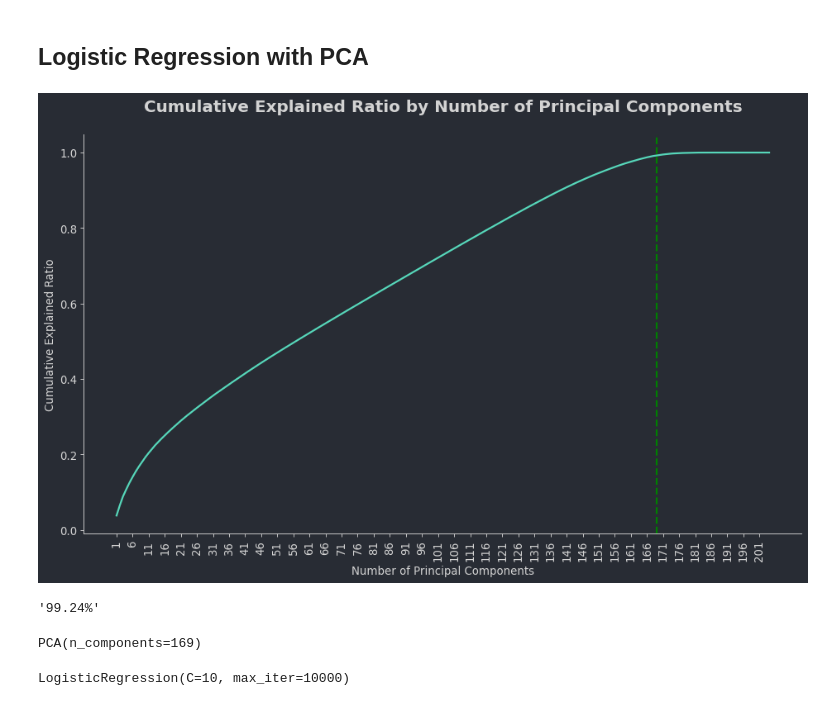
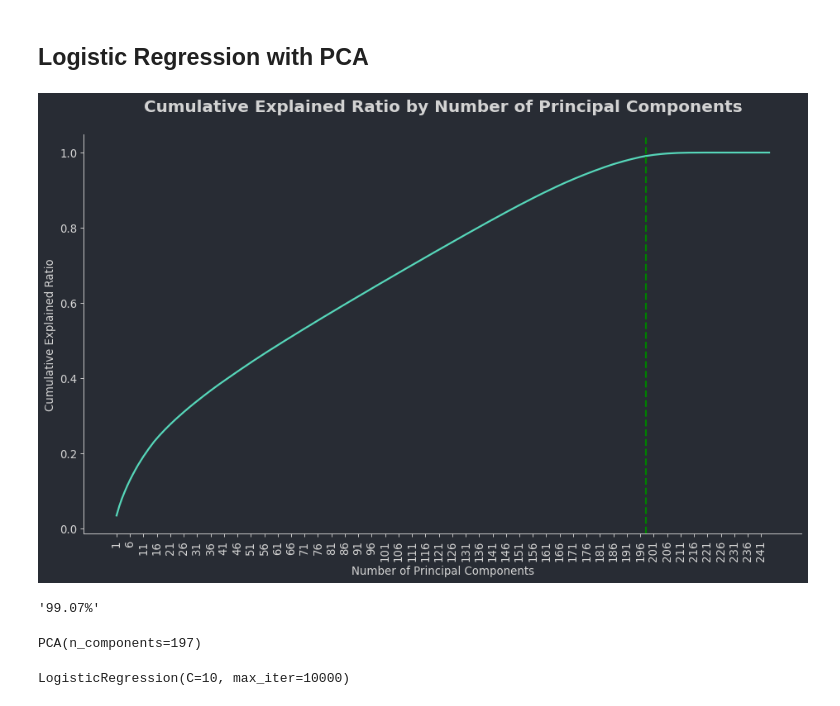
Before and after one commit to rca-devs/CIS-5450, a Jupyter notebook: Copy_of_CIS_5450_course_project_with_modeling_v2.ipynb, the cells around one changed output. Cells and saved outputs as stored; diff of their text form; code cells hidden in the pictures.

```diff
--- a/Copy_of_CIS_5450_course_project_with_modeling_v2.ipynb
+++ b/Copy_of_CIS_5450_course_project_with_modeling_v2.ipynb
@@ -1129,0 +1985,8 @@ d['application_train_df']
+# %%
+#Any less than 2k (arbitrary) will be grouped into 'Other'
+region_map = {}
+regions_to_map = d['application_train_df']['region_population_relative'].value_counts()[d['application_train_df']['region_population_relative'].value_counts() >= 2000].index
+for i,region in enumerate(regions_to_map):
+    region_map[region] = i
+print(f'{len(region_map)} out of {len(d["application_train_df"]["region_population_relative"].unique())} regions mapped. The rest will be mapped to other')
+# other_index = d['application_train_df']['region_population_relative'].value_counts()[d['application_train_df']['region_population_relative'].value_counts() > 2000].index
@@ -1129,0 +1995,21 @@ d['application_train_df']
+# %%
+d['application_train_df']['region'] = d['application_train_df']['region_population_relative'].map(region_map)
+d['application_train_df']['region'] = d['application_train_df']['region'].astype(str)
+d['application_train_df'].loc[~d['application_train_df']['region_population_relative'].isin(regions_to_map),'region'] = 'Other'
+
+d['application_test_df']['region'] = d['application_test_df']['region_population_relative'].map(region_map)
+d['application_test_df']['region'] = d['application_test_df']['region'].astype(str)
+d['application_test_df'].loc[~d['application_test_df']['region_population_relative'].isin(regions_to_map),'region'] = 'Other'
+# %%
+col = 'region'
+fig = plt.figure(figsize = (14,8))
+ax = fig.add_subplot(111)
+
+temp = d['application_train_df'].groupby(col).agg({'target':'mean','sk_id_curr':'count'})
+ax.bar(temp.index, temp['target'])
+
+ax.set_title('Default Rate by Region')
+
+plt.xticks(rotation = 45)
+
+plt.show()
@@ -1130,3 +2028,9 @@ d['application_train_df']
+# %%
+#although this seems linear, it makes more sense for it to be categorical
+d['application_train_df'].groupby('region_rating_client').agg({'target':'mean','sk_id_curr':'count'})
+
+d['application_train_df']['region_rating_client'] = d['application_train_df']['region_rating_client'].astype(str)
+d['application_test_df']['region_rating_client'] = d['application_test_df']['region_rating_client'].astype(str)
 # %%
 object_cols = []
 
@@ -1666,30 +2732,30 @@ cum_evr = explained_variance_ratios.cumsum()
 # %%
 fig = plt.figure(figsize = (14,8))
 ax = fig.add_subplot(111)
 
 ax.plot(cum_evr)
 ax.set_xticks(np.arange(0, X_train_scaled[0].size, 5))
 ax.set_xticklabels(np.arange(0, X_train_scaled[0].size, 5) + 1, rotation = 90)
 
 ax.set_xlabel('Number of Principal Components')
 ax.set_ylabel('Cumulative Explained Ratio')
 ax.set_title('Cumulative Explained Ratio by Number of Principal Components')
 
 #Vertical Line here at 11 really means 12 components
-ax.axvline(168, linestyle = '--', color='green')
+ax.axvline(197, linestyle = '--', color='green')
 
 plt.show()
 # %% [output]
-[figure, old version]
+[figure, new version]
 # %%
-"{:.2%}".format(cum_evr[168]) #note that 168 is the 169th component
+"{:.2%}".format(cum_evr[197]) #note that 197 is the 198 component
 # %% [output]
-'99.24%'
+'99.07%'
 # %%
-pca = PCA(n_components = 169)
+pca = PCA(n_components = 197)
 pca.fit(X_train_scaled)
 # %% [output]
-PCA(n_components=169)
+PCA(n_components=197)
 # %%
 X_train_PCA = pca.transform(X_train_scaled)
 X_test_PCA = pca.transform(X_test_scaled)
```
Also changed, not shown: parts of 211 cells of this notebook.
